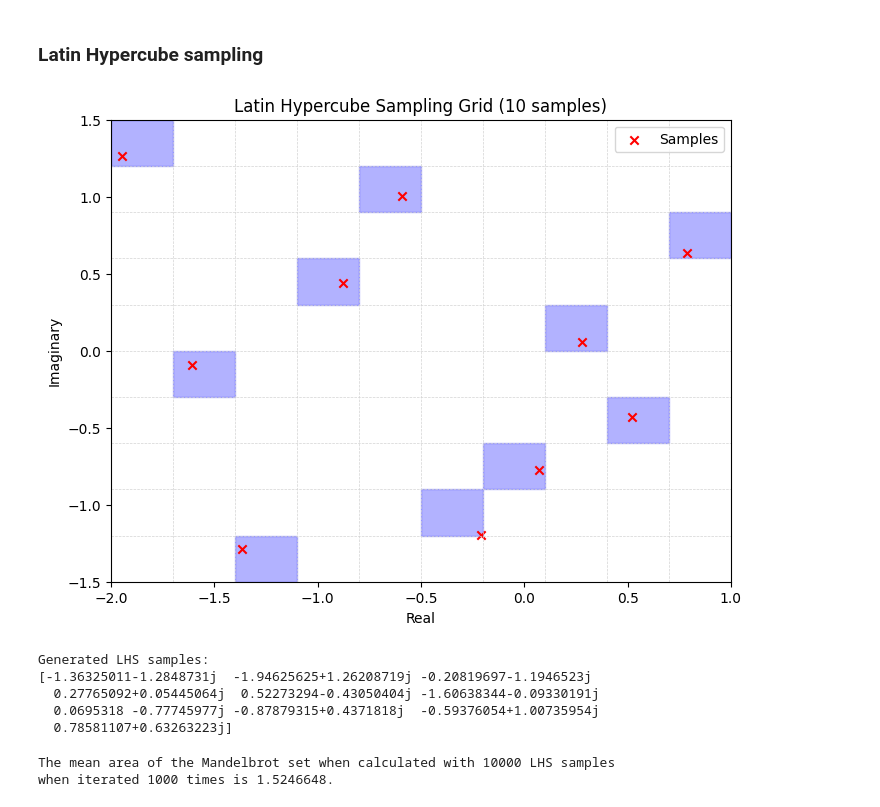
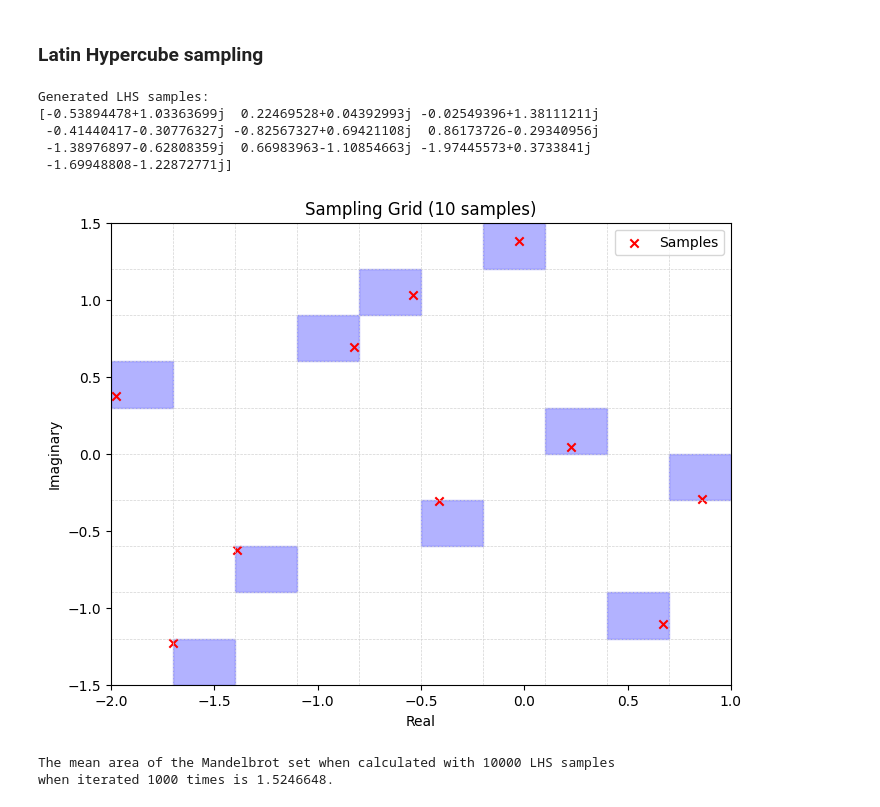
Before and after one commit to LodeVermeulen/stochastic-simulation, a Jupyter notebook: Homework 1/homework1.ipynb, the cells around one changed output. Saved outputs shown, nothing was run; the diff lists cells and outputs as text; code cells hidden in the pictures.

Commit message:
Refactor the sample grid visualization plot to be useable for lhs and orthogonal

```diff
--- a/Homework 1/homework1.ipynb
+++ b/Homework 1/homework1.ipynb
@@ -337,73 +337,71 @@ def lhs_samples(complex_range: ComplexRange, num_sample: int) -> np.ndarray[comp
 
     return samples
 # %%
-def visualize_lhs_samples(complex_range: ComplexRange, num_sample: int) -> np.ndarray[complex]:
-    """Generate LHS samples and plot them along with the grid to visualize the sampling.
+def visualize_samples(complex_range: ComplexRange, samples: np.ndarray[complex]):
+    """Visualize samples by marking them and highlighting the box they are part of. Used
+    to verify the correctness of LHS and orthogonal sample creation.
 
     Args:
-        complex_range: The range of complex numbers where samples will be drawn from.
-        num_sample: The number of samples to generate.
-
-    Returns:
-        An array of complex numbers sampled using the LHS method.
+        complex_range: The range of complex numbers where samples have been drawn from.
+        samples: The generated samples to visualize.
     """
-    # Generate LHS samples
-    samples = lhs_samples(complex_range, num_sample)
     real_values = samples.real
     imag_values = samples.imag
 
     # Compute the grid boundaries
-    real_bounds = np.linspace(complex_range.real_min, complex_range.real_max, num_sample + 1)
+    real_bounds = np.linspace(complex_range.real_min, complex_range.real_max, samples.shape[0] + 1)
     imag_bounds = np.linspace(
-        complex_range.imaginary_min, complex_range.imaginary_max, num_sample + 1
+        complex_range.imaginary_min, complex_range.imaginary_max, samples.shape[0] + 1
     )
 
     plt.figure(figsize=(8, 6))
     ax = plt.gca()
 
     # Draw grid lines
-    for i in range(num_sample + 1):
+    for i in range(samples.shape[0] + 1):
         plt.axvline(x=real_bounds[i], color="lightgray", linestyle="--", linewidth=0.5)
         plt.axhline(y=imag_bounds[i], color="lightgray", linestyle="--", linewidth=0.5)
 
     # Highlight squares containing samples
     for real_value, imag_value in zip(real_values, imag_values):
         # Find the indices of the grid cell containing the sample
         i = np.searchsorted(real_bounds, real_value, side="right") - 1
         j = np.searchsorted(imag_bounds, imag_value, side="right") - 1
         # Create a rectangle patch for the grid cell
         rect = patches.Rectangle(
             (real_bounds[i], imag_bounds[j]),
             real_bounds[i + 1] - real_bounds[i],
             imag_bounds[j + 1] - imag_bounds[j],
             color="blue",
             alpha=0.3,
         )
         ax.add_patch(rect)
 
     # Plot samples as red crosses
     plt.scatter(real_values, imag_values, color="red", marker="x", label="Samples")
     plt.xlim(complex_range.real_min, complex_range.real_max)
     plt.ylim(complex_range.imaginary_min, complex_range.imaginary_max)
     plt.xlabel("Real")
     plt.ylabel("Imaginary")
-    plt.title(f"Latin Hypercube Sampling Grid ({num_sample} samples)")
+    plt.title(f"Sampling Grid ({samples.shape[0]} samples)")
     plt.legend()
     plt.show()
 
-    return samples
 
+complex_range_lhs = ComplexRange()
+visualize_samples_lhs = lhs_samples(complex_range_lhs, 10)
 
-samples = visualize_lhs_samples(ComplexRange(), 10)
 print("Generated LHS samples:")
-print(samples)
+print(visualize_samples_lhs)
+
+visualize_samples(complex_range_lhs, visualize_samples_lhs)
 # %% [output]
+Generated LHS samples:
+[-0.53894478+1.03363699j  0.22469528+0.04392993j -0.02549396+1.38111211j
+ -0.41440417-0.30776327j -0.82567327+0.69421108j  0.86173726-0.29340956j
+ -1.38976897-0.62808359j  0.66983963-1.10854663j -1.97445573+0.3733841j
+ -1.69948808-1.22872771j]
-[figure, old version]
+[figure, new version]
-Generated LHS samples:
-[-1.36325011-1.2848731j  -1.94625625+1.26208719j -0.20819697-1.1946523j
-  0.27765092+0.05445064j  0.52273294-0.43050404j -1.60638344-0.09330191j
-  0.0695318 -0.77745977j -0.87879315+0.4371818j  -0.59376054+1.00735954j
-  0.78581107+0.63263223j]
 # %%
 def mandelbrot_area_LHS_sampling(
     complex_range: ComplexRange,
```
